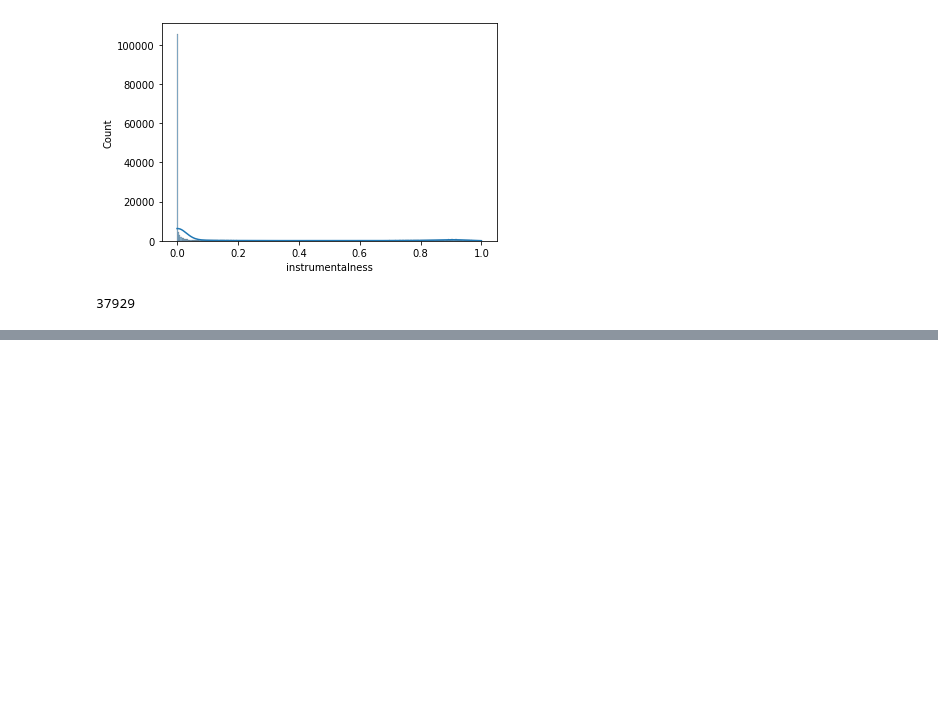
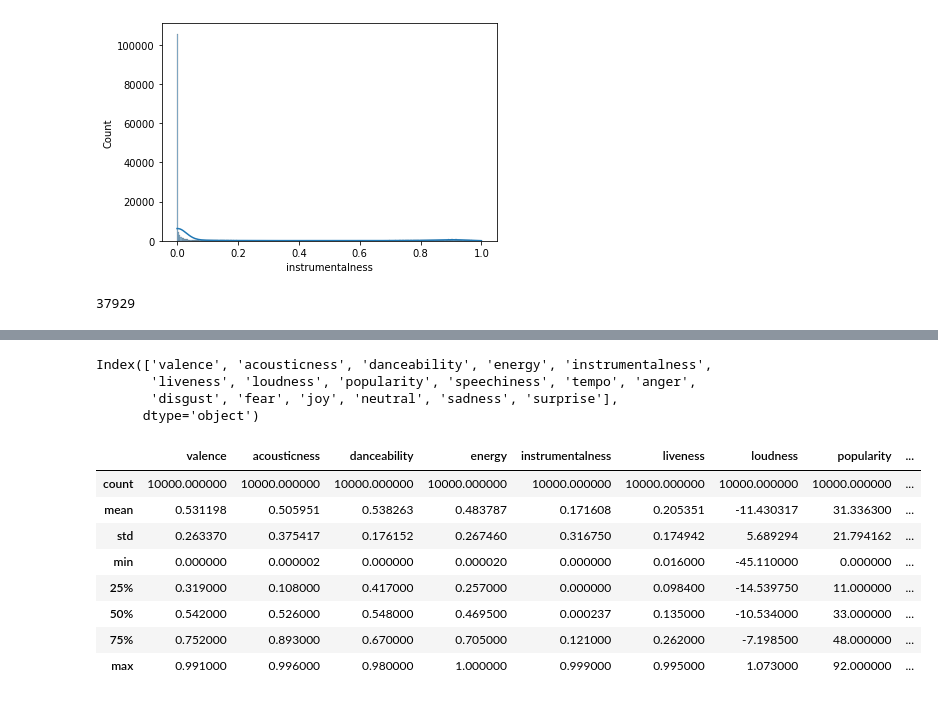
Before and after one commit to federicoeramirez/jars, a Jupyter notebook: notebooks/adrian_data_preprocessing.ipynb, the cells around one changed output, grey strips where cells are left out. Drawn from its saved outputs; the diff is of its cells as text; code cells hidden in the pictures; blank space fills up the shorter version.

```diff
--- a/notebooks/adrian_data_preprocessing.ipynb
+++ b/notebooks/adrian_data_preprocessing.ipynb
@@ -275,0 +308,19 @@ count_ins
+# %%
+data_pre.columns
+# %% [output]
+Index(['valence', 'acousticness', 'danceability', 'energy', 'instrumentalness',
+       'liveness', 'loudness', 'popularity', 'speechiness', 'tempo', 'anger',
+       'disgust', 'fear', 'joy', 'neutral', 'sadness', 'surprise'],
+      dtype='object')
+# %%
+data_pre.describe()
+# %% [output]
+|  | valence | acousticness | danceability | energy | instrumentalness | liveness | loudness | popularity | ... |
+| count | 10000.000000 | 10000.000000 | 10000.000000 | 10000.000000 | 10000.000000 | 10000.000000 | 10000.000000 | 10000.000000 | ... |
+| mean | 0.531198 | 0.505951 | 0.538263 | 0.483787 | 0.171608 | 0.205351 | -11.430317 | 31.336300 | ... |
+| std | 0.263370 | 0.375417 | 0.176152 | 0.267460 | 0.316750 | 0.174942 | 5.689294 | 21.794162 | ... |
+| min | 0.000000 | 0.000002 | 0.000000 | 0.000020 | 0.000000 | 0.016000 | -45.110000 | 0.000000 | ... |
+| 25% | 0.319000 | 0.108000 | 0.417000 | 0.257000 | 0.000000 | 0.098400 | -14.539750 | 11.000000 | ... |
+| 50% | 0.542000 | 0.526000 | 0.548000 | 0.469500 | 0.000237 | 0.135000 | -10.534000 | 33.000000 | ... |
+| 75% | 0.752000 | 0.893000 | 0.670000 | 0.705000 | 0.121000 | 0.262000 | -7.198500 | 48.000000 | ... |
+| max | 0.991000 | 0.996000 | 0.980000 | 1.000000 | 0.999000 | 0.995000 | 1.073000 | 92.000000 | ... |
```
Also changed, not shown: parts of 19 cells of this notebook, 13 other files.
